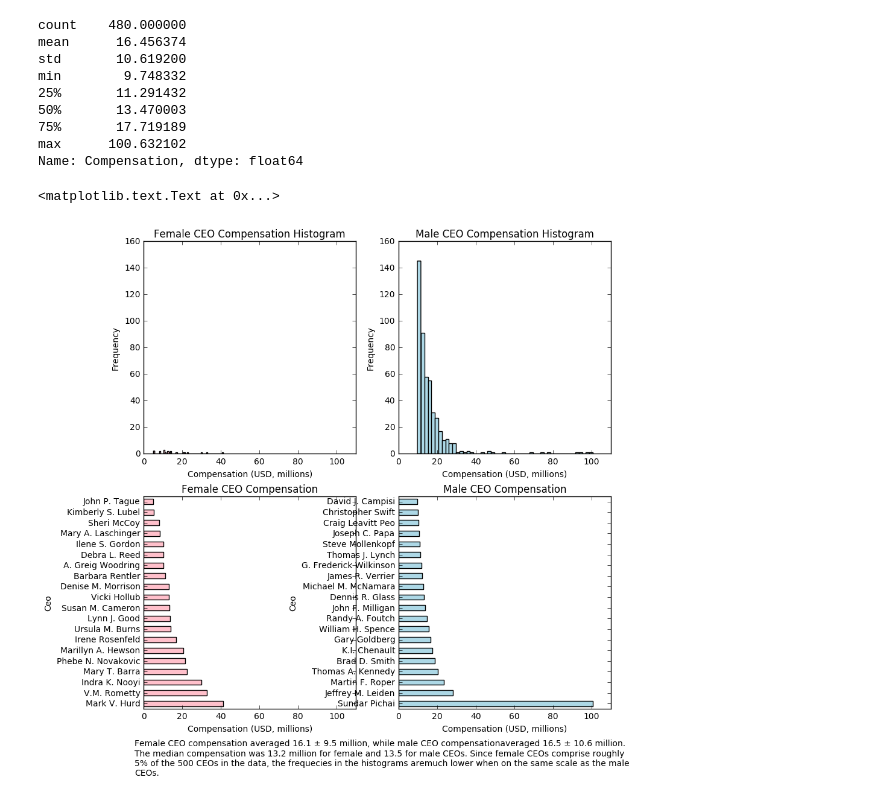
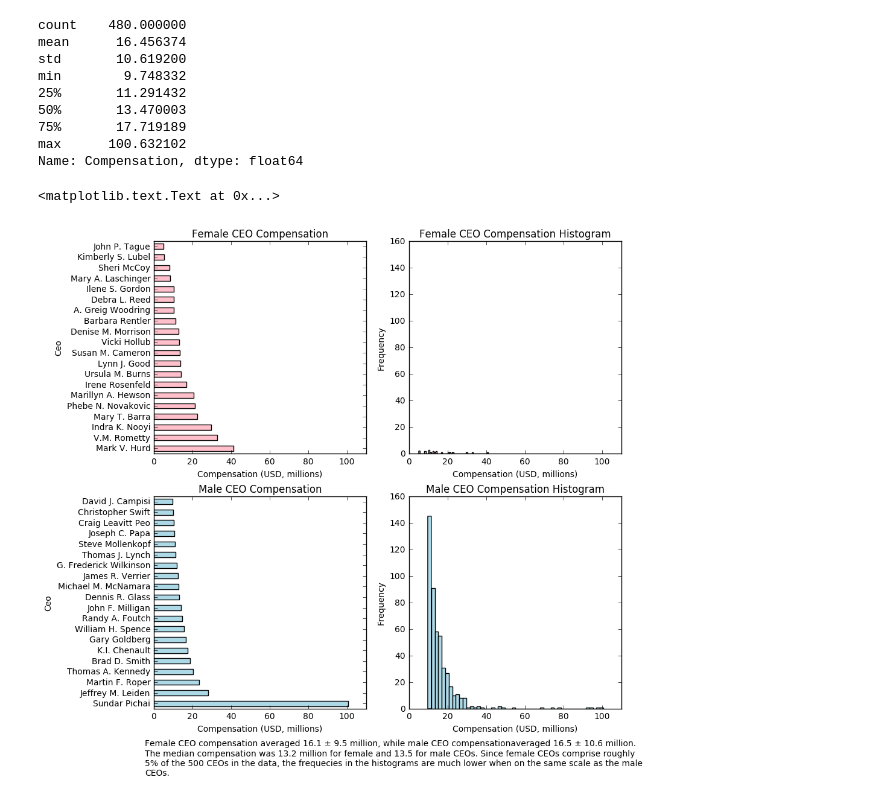
Before and after one commit to kaumaron/Data_Science, a Jupyter notebook: CEO_Compensation/CEO_Compensation.ipynb, the cells around one changed output. Drawn from its saved outputs; the diff is of its cells as text; code cells hidden in the pictures.

```diff
--- a/CEO_Compensation/CEO_Compensation.ipynb
+++ b/CEO_Compensation/CEO_Compensation.ipynb
@@ -207,36 +209,37 @@ Name: Compensation, dtype: float64
 x_axis = (0, round(max([male_ceo_pay.Compensation.max(), female_ceo_pay.Compensation.max()]),0)+\
           (10 - round(max([male_ceo_pay.Compensation.max(), female_ceo_pay.Compensation.max()]),0)%10))
 x_label = 'Compensation (USD, millions)'
 title = 'Comparison of Male and Female CEO Compensation for Companies in the S&P 500'
 caption = 'Female CEO compensation averaged {} \u00B1 {} million, while male CEO compensation\
 averaged {} \u00B1 {} million.\nThe median compensation was {} million for female and {} for male CEOs. \
-Since female CEOs comprise roughly\n5% of the 500 CEOs in the data, the frequecies in the histograms are\
+Since female CEOs comprise roughly\n5% of the 500 CEOs in the data, the frequecies in the histograms are \
 much lower when on the same scale as the male\nCEOs.'.format(\
         round(female_ceo_pay.Compensation.mean(),1),round(female_ceo_pay.Compensation.std(),1),\
         round(male_ceo_pay.Compensation.mean(),1),round(male_ceo_pay.Compensation.std(),1),\
         round(female_ceo_pay.Compensation.median(),1), round(male_ceo_pay.Compensation.median(),1))
 
 fig, axes = plt.subplots(nrows=2, ncols=2, figsize=(10,10))
 
 female_ceo_pay.plot.hist(y='Compensation', color='pink',bins= 50, ylim=(0,160),legend=False,\
-                         xlim=x_axis, ax=axes[0,0]); axes[0,0].set_title('Female CEO Compensation Histogram');
+                         xlim=x_axis, ax=axes[0,1]); axes[0,1].set_title('Female CEO Compensation Histogram');
 
 male_ceo_pay.plot.hist( y='Compensation', color='lightblue', bins=50,ylim=(0,160),legend=False,\
-                       xlim=x_axis, ax=axes[0,1]); axes[0,1].set_title('Male CEO Compensation Histogram');
+                       xlim=x_axis, ax=axes[1,1]); axes[1,1].set_title('Male CEO Compensation Histogram');
 
 female_ceo_pay.plot.barh(x='Ceo', y='Compensation', color='pink',legend=False,\
-                         xlim=x_axis, ax=axes[1,0]); axes[1,0].set_title('Female CEO Compensation');
+                         xlim=x_axis, ax=axes[0,0]); axes[0,0].set_title('Female CEO Compensation');
 
 graph_male_pay.plot.barh(x='Ceo', y='Compensation', color='lightblue', legend=False,\
-                       xlim=x_axis, ax=axes[1,1]); axes[1,1].set_title('Male CEO Compensation');
+                       xlim=x_axis, ax=axes[1,0]); axes[1,0].set_title('Male CEO Compensation');
 
 fig.set_facecolor('white')
 fig.title=(title)
 axes[0,0].set_xlabel(x_label)
 axes[0,1].set_xlabel(x_label)
 axes[1,0].set_xlabel(x_label)
 axes[1,1].set_xlabel(x_label)
+
 fig.text(0.11,0.015,caption)
 # %% [output]
 <matplotlib.text.Text at 0x...>
-[figure, old version]
+[figure, new version]
```
Also changed, not shown: parts of 20 cells of this notebook, 2 other files.
